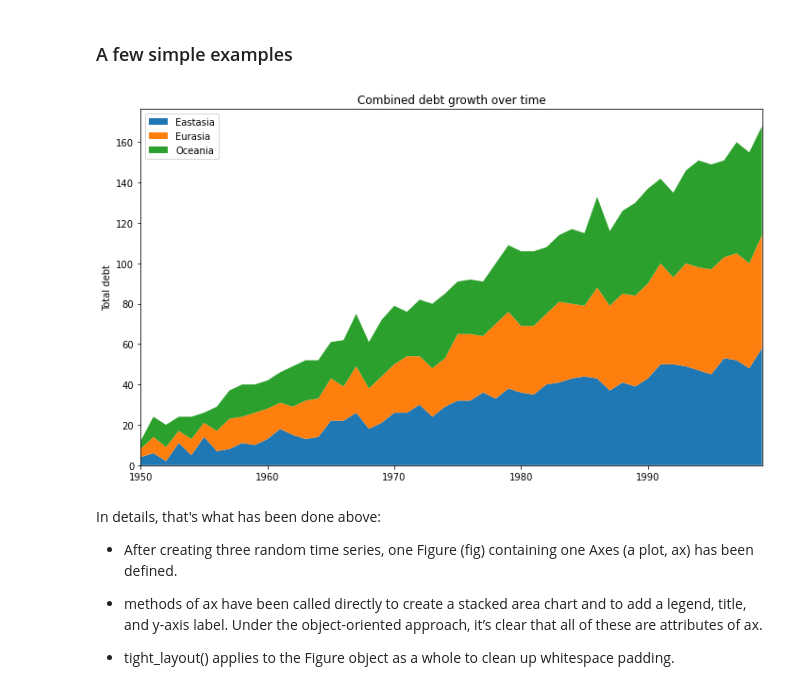
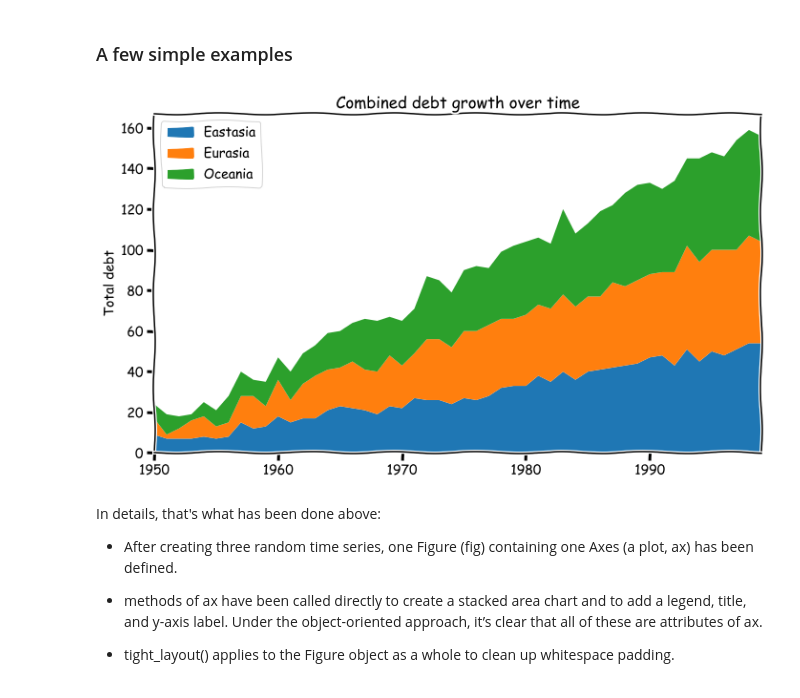
Before and after one commit to luca430/LaboratoryOfComputationalPhysics_Y4, a Jupyter notebook: 06_Visualization.ipynb, the cells around one changed output. Cells and saved outputs as stored; diff of their text form; code cells hidden in the pictures.

```diff
--- a/06_Visualization.ipynb
+++ b/06_Visualization.ipynb
@@ -261,20 +261,20 @@ N.B.: the stateless (object-oriented) approach is typically more customizable an
 # %% [markdown]
 ### A few simple examples
 # %%
-#with plt.xkcd():
-rng = np.arange(50)
-rnd = np.random.randint(0, 10, size=(3, rng.size))
-yrs = 1950 + rng
+with plt.xkcd():
+    rng = np.arange(50)
+    rnd = np.random.randint(0, 10, size=(3, rng.size))
+    yrs = 1950 + rng
 
-fig, ax = plt.subplots(figsize=(10, 6))
-ax.stackplot(yrs, rng + rnd, labels=['Eastasia', 'Eurasia', 'Oceania'])
-ax.set_title('Combined debt growth over time')
-ax.legend(loc='upper left')
-ax.set_ylabel('Total debt')
-ax.set_xlim(left=yrs[0], right=yrs[-1])
-fig.tight_layout()
+    fig, ax = plt.subplots(figsize=(10, 6))
+    ax.stackplot(yrs, rng + rnd, labels=['Eastasia', 'Eurasia', 'Oceania'])
+    ax.set_title('Combined debt growth over time')
+    ax.legend(loc='upper left')
+    ax.set_ylabel('Total debt')
+    ax.set_xlim(left=yrs[0], right=yrs[-1])
+    fig.tight_layout()
 # %% [output]
-[figure, old version]
+[figure, new version]
 # %% [markdown]
 In details, that's what has been done above:
 
```
Also changed, not shown: parts of 3 cells of this notebook, 1 other file.
